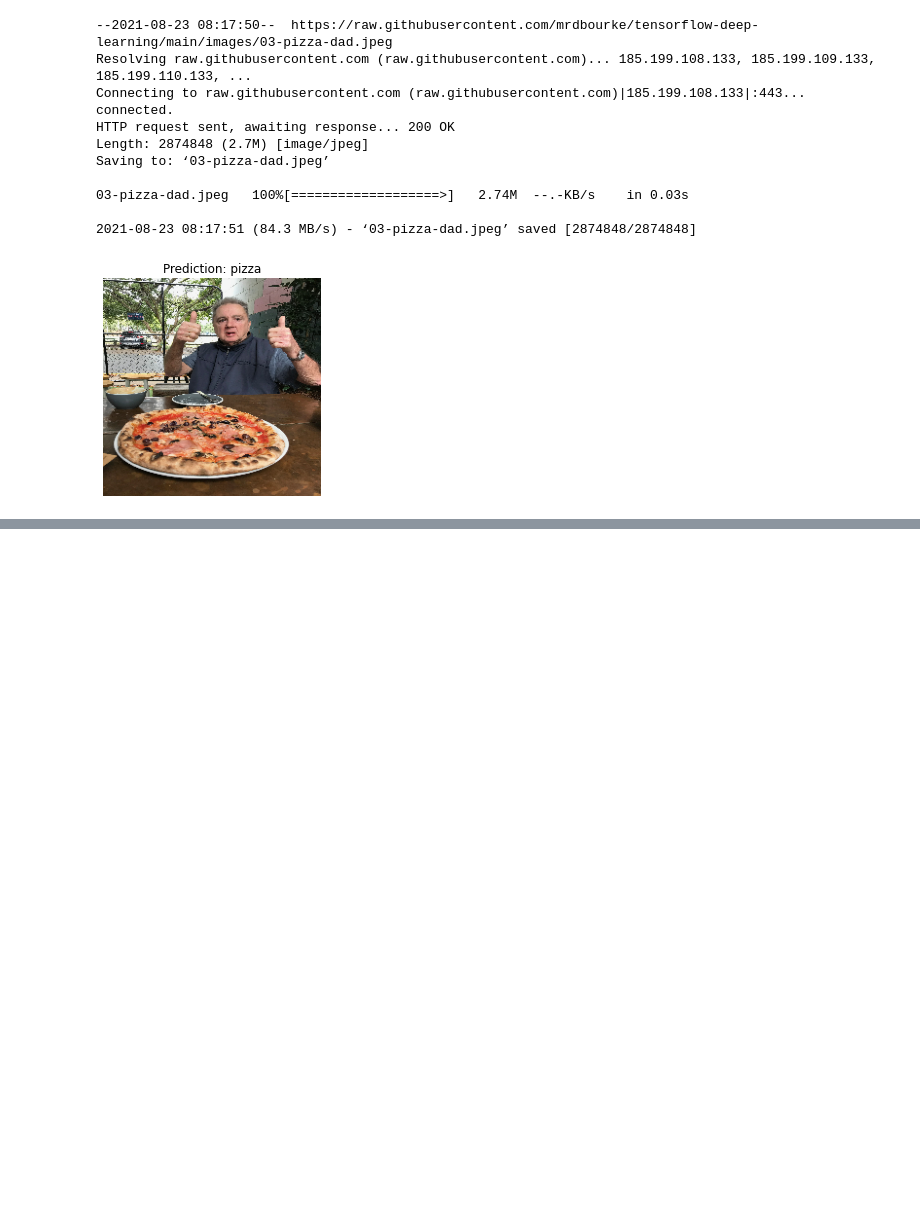
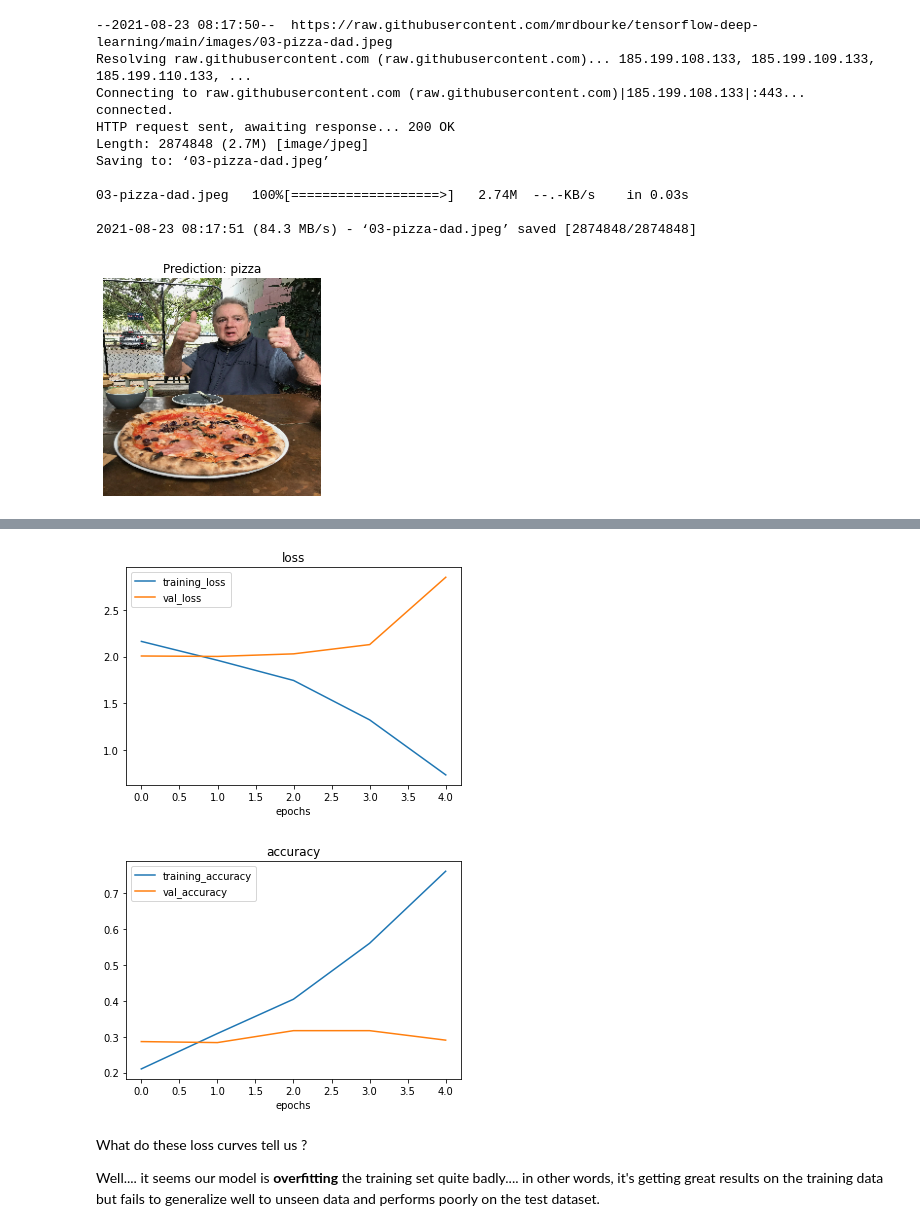
Before and after one commit to ThangDoan2001/TensorFlow_ZeroToHero, a Jupyter notebook: 03_introduction_to_commputer_vision_with_tensorflow.ipynb, the cells around one changed output, grey strips where cells are left out. Saved outputs shown, nothing was run; the diff lists cells and outputs as text; code cells hidden in the pictures; blank space fills up the shorter version.

```diff
--- a/03_introduction_to_commputer_vision_with_tensorflow.ipynb
+++ b/03_introduction_to_commputer_vision_with_tensorflow.ipynb
@@ -1044,0 +1173,22 @@ Saving to: ‘03-pizza-dad.jpeg’
+# %%
+import tensorflow as tf
+from tensorflow.keras.models import Sequential
+from tensorflow.keras.layers import Activation, Conv2D, MaxPool2D, Flatten, Dense
+
+# Create our model (very similar to previous models but actually the same as CNN explainer website)
+model_8 = Sequential([
+  Conv2D(10, 3, input_shape=(224, 224, 3)),
+  Activation(activation="relu"),
+  Conv2D(10, 3, activation="relu"),
+  MaxPool2D(),
+  Conv2D(10, 3, activation="relu"),
+  Conv2D(10, 3, activation="relu"),
+  MaxPool2D(),
+  Flatten(),
+  Dense(10, activation="softmax") # changed to have 10 output neurons and use the softmax activation function
+])
+
+# Compile the model
+model_8.compile(loss="categorical_crossentropy",
+                optimizer=tf.keras.optimizers.Adam(),
+                metrics=["accuracy"])
@@ -1044,0 +1197,7 @@ Saving to: ‘03-pizza-dad.jpeg’
+# %%
+# Fir the model
+history_8 = model_8.fit(train_data, # now 10 different classes
+                        epochs=5,
+                        steps_per_epoch=len(train_data),
+                        validation_data=test_data,
+                        validation_steps=len(test_data))
@@ -1044,0 +1227,10 @@ Saving to: ‘03-pizza-dad.jpeg’
+# %%
+# Check out the model's loss curves on the model
+plot_loss_curves(history_8)
+# %% [output]
+[figure, added]
+[figure, added]
+# %% [markdown]
+What do these loss curves tell us ?
+
+Well.... it seems our model is **overfitting** the training set quite badly.... in other words, it's getting great results on the training data but fails to generalize well to unseen data and performs poorly on the test dataset.
```
Also changed, not shown: parts of 43 cells of this notebook.
